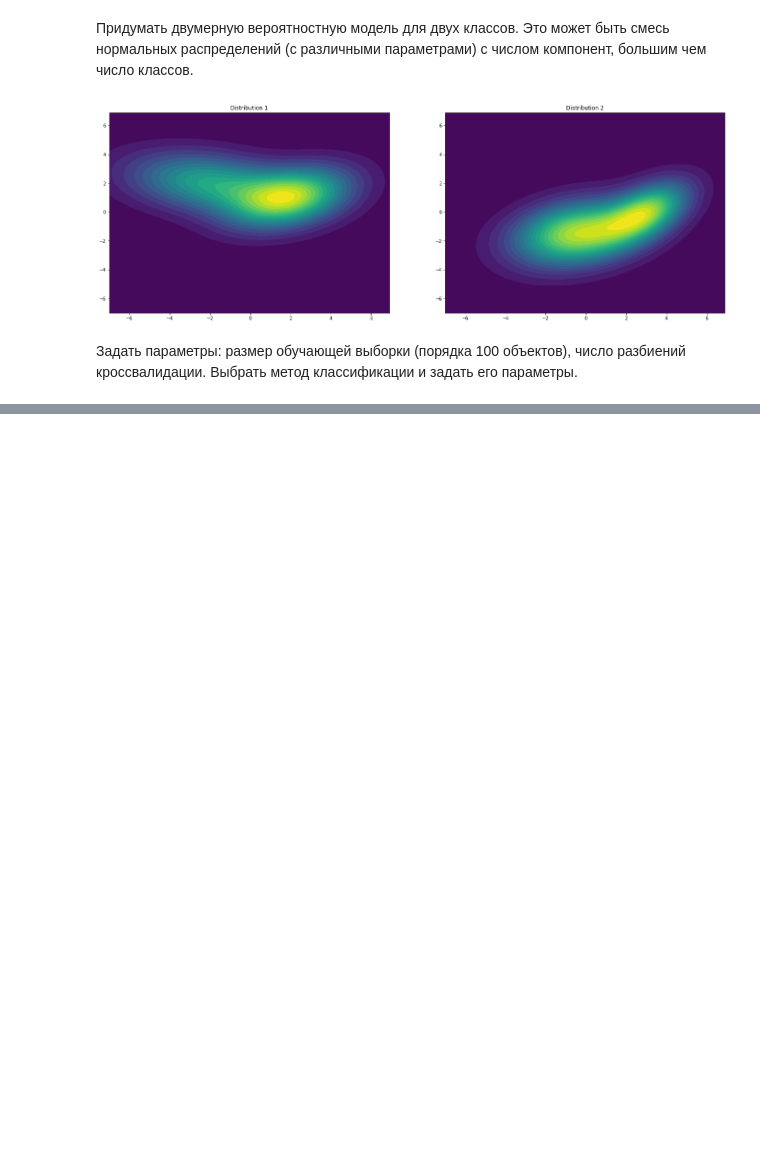
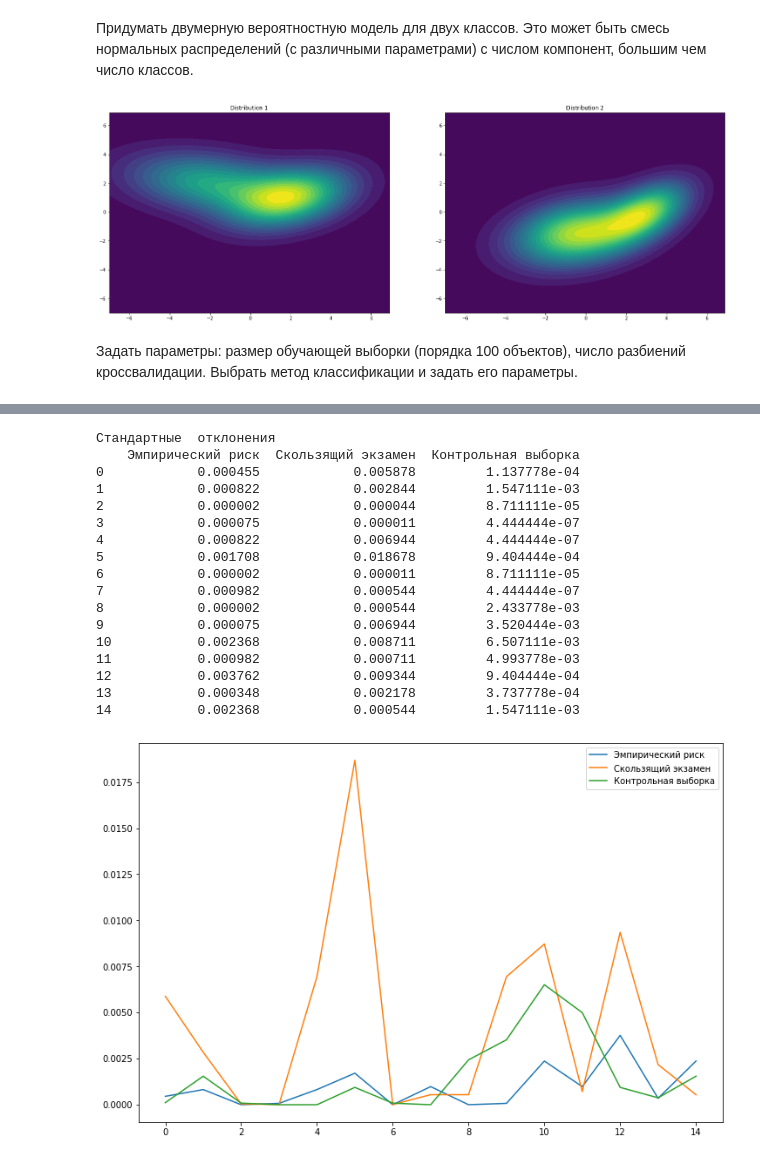
Before and after one commit to pishchev/RGR, a Jupyter notebook: RGR.ipynb, the cells around one changed output, grey strips where cells are left out. Drawn from its saved outputs; the diff is of its cells as text; code cells hidden in the pictures; blank space fills up the shorter version.

```diff
--- a/RGR.ipynb
+++ b/RGR.ipynb
@@ -212,0 +255,27 @@ ax.plot(results["Контрольная выборка"]);
+# %%
+results_lin_error = results.copy()
+for i in range(len(results_lin_error.columns)):
+    mean = results_lin_error.iloc[:,i].mean()
+    results_lin_error.iloc[:,i] = (results_lin_error.iloc[:,i] - mean)**2
+print("Cтандартные  отклонения")
+print(results_lin_error)
+results_lin_error.plot(figsize=(12,8));
+# %% [output]
+Cтандартные  отклонения
+    Эмпирический риск  Скользящий экзамен  Контрольная выборка
+0            0.000455            0.005878         1.137778e-04
+1            0.000822            0.002844         1.547111e-03
+2            0.000002            0.000044         8.711111e-05
+3            0.000075            0.000011         4.444444e-07
+4            0.000822            0.006944         4.444444e-07
+5            0.001708            0.018678         9.404444e-04
+6            0.000002            0.000011         8.711111e-05
+7            0.000982            0.000544         4.444444e-07
+8            0.000002            0.000544         2.433778e-03
+9            0.000075            0.006944         3.520444e-03
+10           0.002368            0.008711         6.507111e-03
+11           0.000982            0.000711         4.993778e-03
+12           0.003762            0.009344         9.404444e-04
+13           0.000348            0.002178         3.737778e-04
+14           0.002368            0.000544         1.547111e-03
+[figure, added]
```
Also changed, not shown: parts of 14 cells of this notebook.
